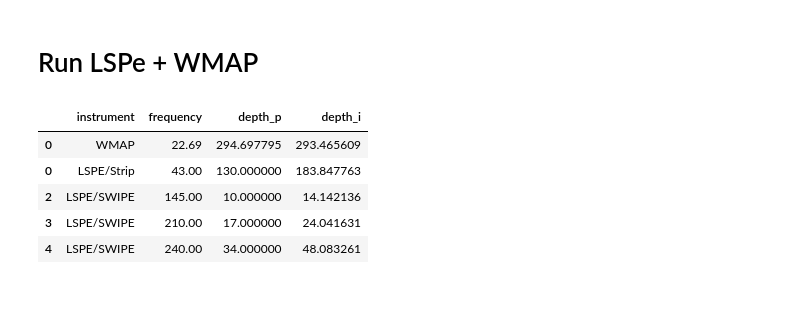
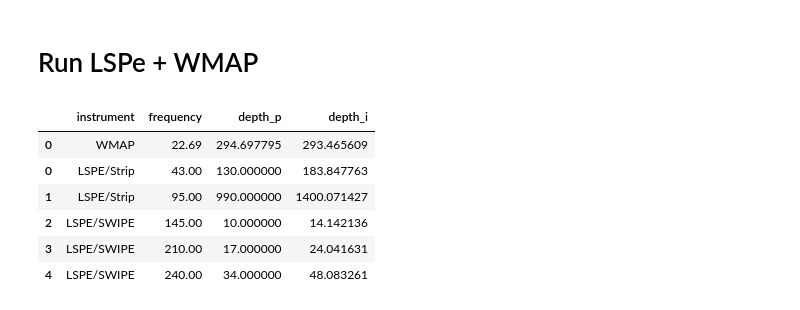
Before and after one commit to teob97/Master-Thesis-Pipeline, a Jupyter notebook: notebooks/fgbuster_lspe_wmap.ipynb, the cells around one changed output. Drawn from its saved outputs; the diff is of its cells as text; code cells hidden in the pictures.

```diff
--- a/notebooks/fgbuster_lspe_wmap.ipynb
+++ b/notebooks/fgbuster_lspe_wmap.ipynb
@@ -60,25 +63,26 @@ run (generic function with 1 method)
 # %%
 wmap = read_pickle("../instruments/wmap_instrument.pkl")
 #planck = read_pickle("../instruments/planck_instrument.pkl")
 #quijote = read_pickle("../instruments/quijote_instrument.pkl")
 swipe = read_pickle("../instruments/lspe_swipe_instrument.pkl")
 strip = read_pickle("../instruments/lspe_strip_instrument.pkl")
 
-strip = query(strip, :(frequency==43.0))
-wmap = query(wmap, :(frequency==22.69))
-#planck = query(planck, :(frequency==28.4))
+#strip = Pandas.query(strip, :(frequency==43.0))
+wmap = Pandas.query(wmap, :(frequency==22.69))
+#planck = Pandas.query(planck, :(frequency==28.4))
 
 columns = ["instrument", "frequency", "depth_p", "depth_i"]
 
 #instruments = concat([wmap, planck, quijote, swipe, strip])
 instruments = concat([wmap, strip, swipe])
 
 instruments = instruments[columns]
 instruments
 # %% [output]
 |  | instrument | frequency | depth_p | depth_i |
 | 0 | WMAP | 22.69 | 294.697795 | 293.465609 |
 | 0 | LSPE/Strip | 43.00 | 130.000000 | 183.847763 |
+| 1 | LSPE/Strip | 95.00 | 990.000000 | 1400.071427 |
 | 2 | LSPE/SWIPE | 145.00 | 10.000000 | 14.142136 |
 | 3 | LSPE/SWIPE | 210.00 | 17.000000 | 24.041631 |
 | 4 | LSPE/SWIPE | 240.00 | 34.000000 | 48.083261 |
```
Also changed, not shown: parts of 2 cells of this notebook, 4 other files.
